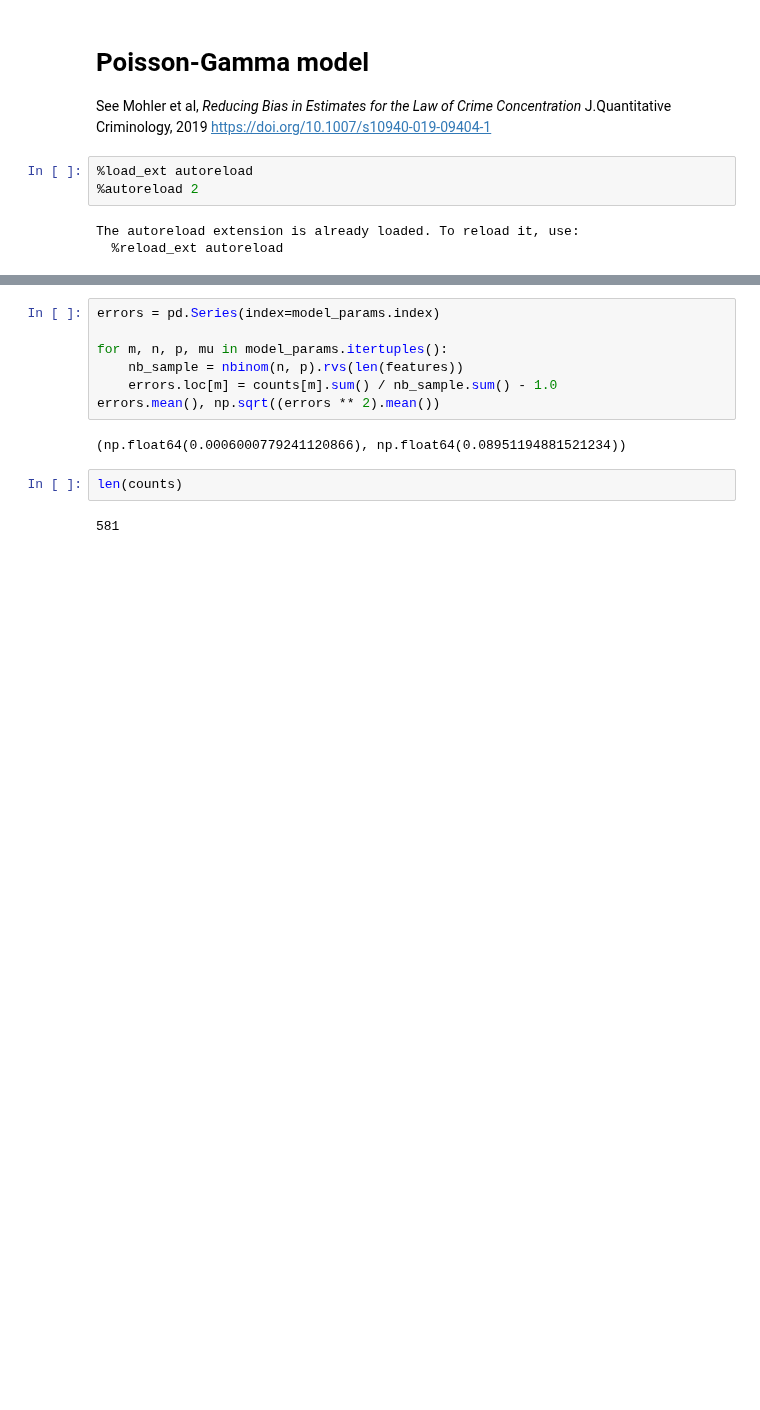
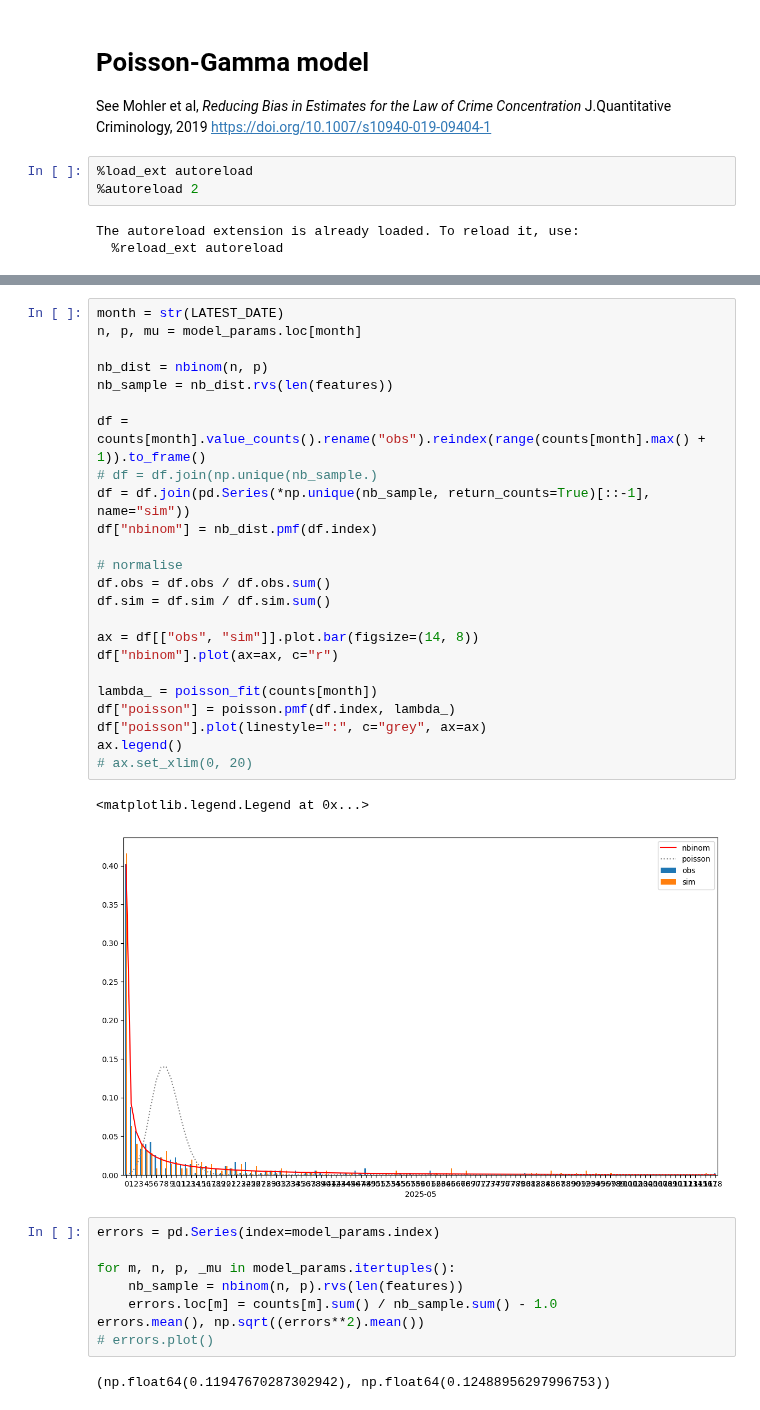
Before and after one commit to safer-streets/safer-streets-core, a Jupyter notebook: poisson-gamma.ipynb, the cells around one changed output, grey strips where cells are left out. Cells and saved outputs as stored; diff of their text form; blank space fills up the shorter version.

```diff
--- a/poisson-gamma.ipynb
+++ b/poisson-gamma.ipynb
@@ -194,16 +166,40 @@ df["nbinom"].plot(ax=ax, c="r")
+# %%
+month = str(LATEST_DATE)
+n, p, mu = model_params.loc[month]
+
+nb_dist = nbinom(n, p)
+nb_sample = nb_dist.rvs(len(features))
+
+df = counts[month].value_counts().rename("obs").reindex(range(counts[month].max() + 1)).to_frame()
+# df = df.join(np.unique(nb_sample.)
+df = df.join(pd.Series(*np.unique(nb_sample, return_counts=True)[::-1], name="sim"))
+df["nbinom"] = nb_dist.pmf(df.index)
+
+# normalise
+df.obs = df.obs / df.obs.sum()
+df.sim = df.sim / df.sim.sum()
+
+ax = df[["obs", "sim"]].plot.bar(figsize=(14, 8))
+df["nbinom"].plot(ax=ax, c="r")
+
+lambda_ = poisson_fit(counts[month])
+df["poisson"] = poisson.pmf(df.index, lambda_)
+df["poisson"].plot(linestyle=":", c="grey", ax=ax)
+ax.legend()
+# ax.set_xlim(0, 20)
+# %% [output]
+<matplotlib.legend.Legend at 0x...>
+[figure, added]
 # %%
 errors = pd.Series(index=model_params.index)
 
-for m, n, p, mu in model_params.itertuples():
+for m, n, p, _mu in model_params.itertuples():
     nb_sample = nbinom(n, p).rvs(len(features))
     errors.loc[m] = counts[m].sum() / nb_sample.sum() - 1.0
-errors.mean(), np.sqrt((errors ** 2).mean())
+errors.mean(), np.sqrt((errors**2).mean())
+# errors.plot()
 # %% [output]
-(np.float64(0.0006000779241120866), np.float64(0.08951194881521234))
+(np.float64(0.11947670287302942), np.float64(0.12488956297996753))
-# %%
-len(counts)
-# %% [output]
-581
 # %%
 # now sample Poisson lambdas from the gamma dist from one month and compare with actual...
 N = len(features)
```
Also changed, not shown: parts of 11 cells of this notebook, 5 other files.
